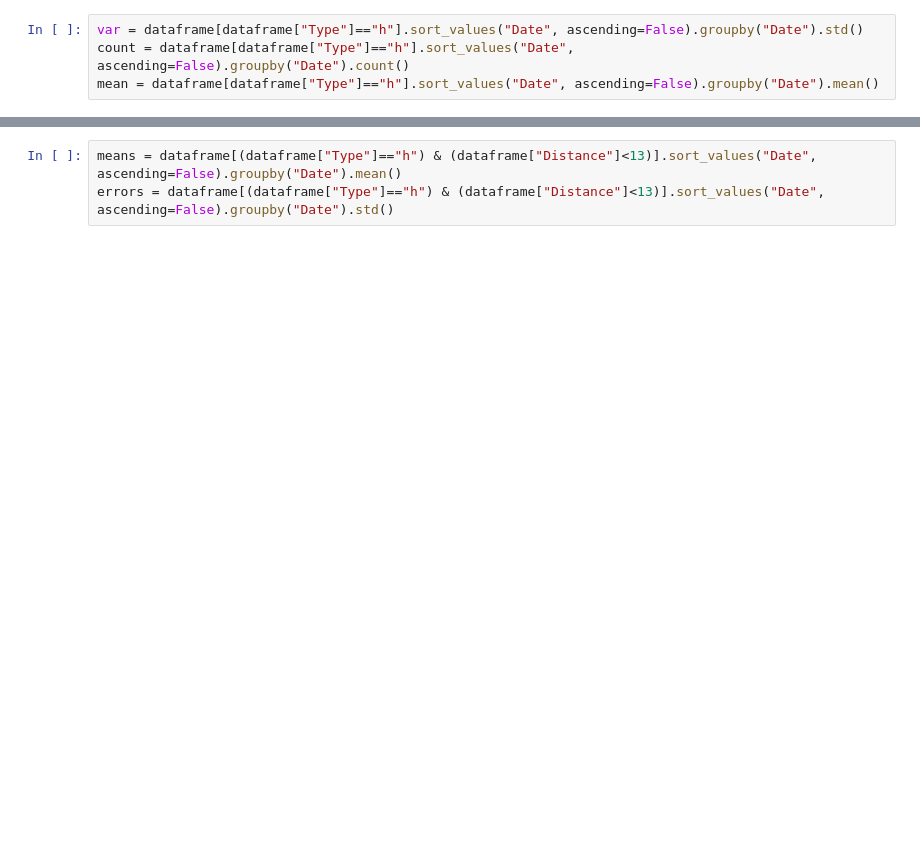
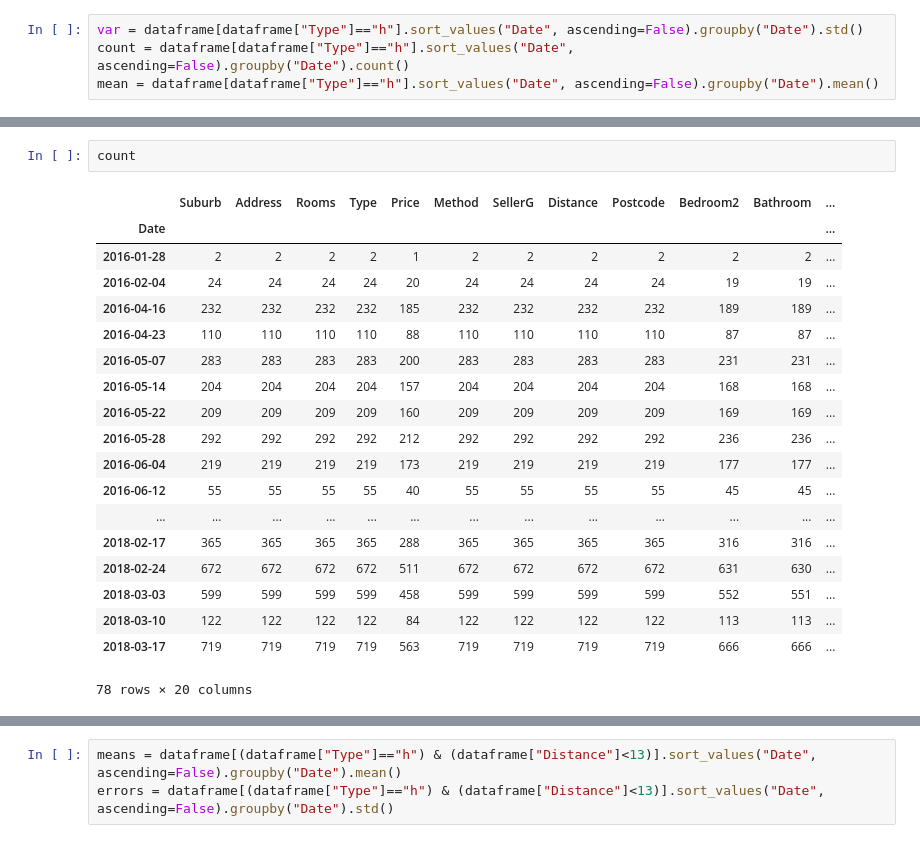
Before and after one commit to tsuchiyatoshio/team, a Jupyter notebook: matsuoka/1.1 Liner Regression/Price analysis and Linear Regression/notebook/price-analysis-and-linear-regression_result.ipynb, the cells around one changed output, grey strips where cells are left out. Saved outputs shown, nothing was run; the diff lists cells and outputs as text; blank space fills up the shorter version.

```diff
--- a/matsuoka/1.1 Liner Regression/Price analysis and Linear Regression/notebook/price-analysis-and-linear-regression_result.ipynb
+++ b/matsuoka/1.1 Liner Regression/Price analysis and Linear Regression/notebook/price-analysis-and-linear-regression_result.ipynb
@@ -54,0 +89,22 @@ mean = dataframe[dataframe["Type"]=="h"].sort_values("Date", ascending=False).gr
+# %%
+count
+# %% [output]
+|  | Suburb | Address | Rooms | Type | Price | Method | SellerG | Distance | Postcode | Bedroom2 | Bathroom | ... |
+| Date |  |  |  |  |  |  |  |  |  |  |  | ... |
+| 2016-01-28 | 2 | 2 | 2 | 2 | 1 | 2 | 2 | 2 | 2 | 2 | 2 | ... |
+| 2016-02-04 | 24 | 24 | 24 | 24 | 20 | 24 | 24 | 24 | 24 | 19 | 19 | ... |
+| 2016-04-16 | 232 | 232 | 232 | 232 | 185 | 232 | 232 | 232 | 232 | 189 | 189 | ... |
+| 2016-04-23 | 110 | 110 | 110 | 110 | 88 | 110 | 110 | 110 | 110 | 87 | 87 | ... |
+| 2016-05-07 | 283 | 283 | 283 | 283 | 200 | 283 | 283 | 283 | 283 | 231 | 231 | ... |
+| 2016-05-14 | 204 | 204 | 204 | 204 | 157 | 204 | 204 | 204 | 204 | 168 | 168 | ... |
+| 2016-05-22 | 209 | 209 | 209 | 209 | 160 | 209 | 209 | 209 | 209 | 169 | 169 | ... |
+| 2016-05-28 | 292 | 292 | 292 | 292 | 212 | 292 | 292 | 292 | 292 | 236 | 236 | ... |
+| 2016-06-04 | 219 | 219 | 219 | 219 | 173 | 219 | 219 | 219 | 219 | 177 | 177 | ... |
+| 2016-06-12 | 55 | 55 | 55 | 55 | 40 | 55 | 55 | 55 | 55 | 45 | 45 | ... |
+| ... | ... | ... | ... | ... | ... | ... | ... | ... | ... | ... | ... | ... |
+| 2018-02-17 | 365 | 365 | 365 | 365 | 288 | 365 | 365 | 365 | 365 | 316 | 316 | ... |
+| 2018-02-24 | 672 | 672 | 672 | 672 | 511 | 672 | 672 | 672 | 672 | 631 | 630 | ... |
+| 2018-03-03 | 599 | 599 | 599 | 599 | 458 | 599 | 599 | 599 | 599 | 552 | 551 | ... |
+| 2018-03-10 | 122 | 122 | 122 | 122 | 84 | 122 | 122 | 122 | 122 | 113 | 113 | ... |
+| 2018-03-17 | 719 | 719 | 719 | 719 | 563 | 719 | 719 | 719 | 719 | 666 | 666 | ... |
+78 rows × 20 columns
```
Also changed, not shown: parts of 41 cells of this notebook, 1 other file.
